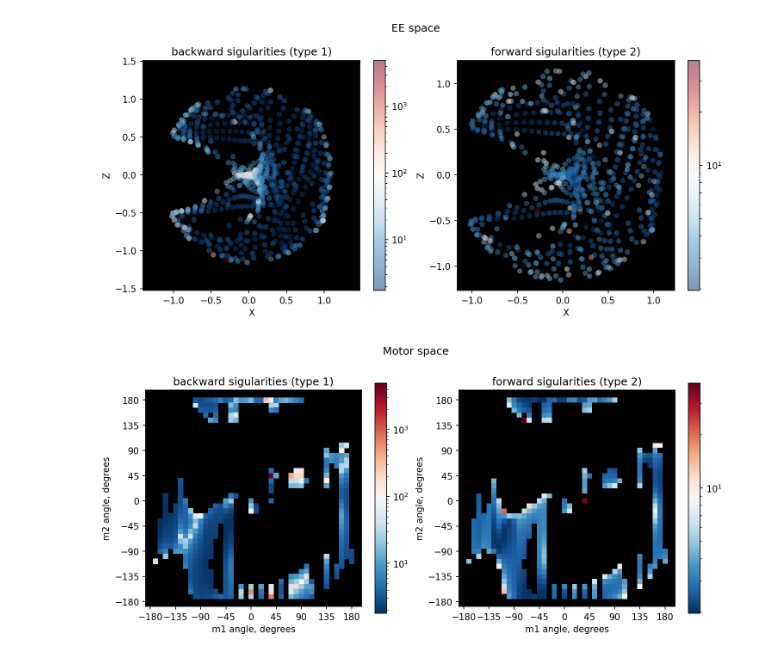
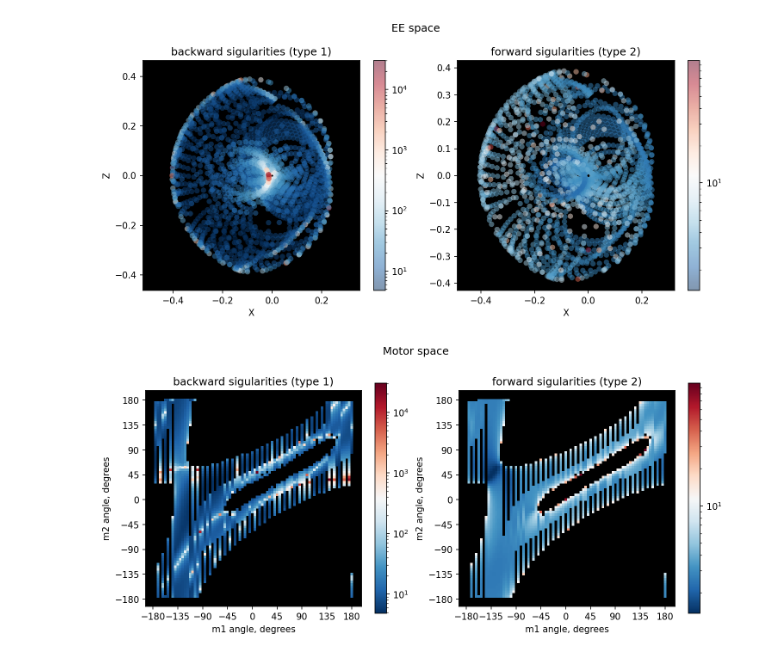
Before and after one commit to LicAiBeerLab/auto-robotics-design, a Jupyter notebook: testing_ground/singular_hell/pinoprox_experiments.ipynb, the cells around one changed output. Saved outputs shown, nothing was run; the diff lists cells and outputs as text; code cells hidden in the pictures.

```diff
--- a/testing_ground/singular_hell/pinoprox_experiments.ipynb
+++ b/testing_ground/singular_hell/pinoprox_experiments.ipynb
@@ -347,7 +347,7 @@ def search_workspace_FK(
         #q_diff[actuation_model.idqmot]
         qfree_diff = np.delete(q_diff, actuation_model.idqmot, axis=0)
 
-        if error < 1e-11 and np.linalg.norm(qfree_diff) < 20*np.linalg.norm(qmot_diff) + 1e-12:
+        if error < 1e-11 :#and np.linalg.norm(qfree_diff) < 20*np.linalg.norm(qmot_diff) + 1e-12:
             print(f'pf={error}, qmL2={np.linalg.norm(qmot_diff)}, qfL2={np.linalg.norm(qfree_diff)}')
             # print(qmot_diff, qfree_diff)
             if viz:
@@ -488,8 +488,8 @@ EFFECTOR_NAME = "EE"
 BASE_FRAME = "G"
 LINK_FRAMES = ['L6','L5','L3','L4'] # ee is last
 # %%
-q_space_mot_1 = angle_wrap(np.linspace(-np.pi, np.pi, 40, endpoint=False))
-q_space_mot_2 = angle_wrap(np.linspace(-np.pi, np.pi, 40, endpoint=False))
+q_space_mot_1 = angle_wrap(np.linspace(-np.pi, np.pi, 80, endpoint=False))
+q_space_mot_2 = angle_wrap(np.linspace(-np.pi, np.pi, 80, endpoint=False))
 # q_space_mot_1 = np.concatenate((np.linspace(0, np.pi, 40, endpoint=False),
 #                                np.linspace(-np.pi, 0, 40, endpoint=False)[::-1])) #best for no hist 150 it with reorder?
 # q_space_mot_2 = np.concatenate((np.linspace(0, np.pi, 40, endpoint=False),
@@ -781,7 +781,7 @@ plt.tight_layout()
 
 plt.show()
 # %% [output]
-[figure, old version]
+[figure, new version]
 # %%
 def plot_pixels(fig, ax, data_x, data_y, colors, x_mindatastep, y_mindatastep, limsx=None, limsy=None):
     ax.set_facecolor((0., 0., 0.))
@@ -818,33 +818,33 @@ def calc_min_step(arr1D, threshold=0):
 # %%
 stx = calc_min_step(q_act[:,0])/np.pi*180
 sty = calc_min_step(q_act[:,1])/np.pi*180
-svds.append()
+# svds.append()
 fig = plt.figure(figsize=(10, 4.8), dpi=150)
 plt.suptitle("Motor space")
 ax = fig.add_subplot(1, 2, 1)
 plt.title("backward sigularities (type 1)")
 plt.xlabel("m1 angle, degrees")
 plt.ylabel("m2 angle, degrees")
 plot_pixels(fig, ax, q_act[:, 0]/np.pi*180, q_act[:, 1]/np.pi*180, sing_prox, stx, sty)
 
 # vscale = 10
 # plt.quiver(q_act[:, 0]/np.pi*180, q_act[:, 1]/np.pi*180,
 #            rsvecs_q[:, 0]*vscale, rsvecs_q[:, 1]*vscale,
 #            color=['g'], angles='xy', scale_units='xy', scale=1)
 plt.xticks(np.arange(-180, 181, step=45))
 plt.yticks(np.arange(-180, 181, step=45))
 
 ax2 = fig.add_subplot(1, 2, 2)
 plt.title("forward sigularities (type 2)")
 plt.xlabel("m1 angle, degrees")
 plt.ylabel("m2 angle, degrees")
 plot_pixels(fig, ax2, q_act[:, 0]/np.pi*180, q_act[:, 1]/np.pi*180, sing_prox2, stx, sty)
 plt.xticks(np.arange(-180, 181, step=45))
 plt.yticks(np.arange(-180, 181, step=45))
 
 plt.show()
 # %% [output]
-[figure, old version]
+[figure, new version]
 # %%
 fig = plt.figure(figsize=(10, 4.8), dpi=150) #6.4 4.8
 ax = fig.add_subplot(1, 2, 1)
```
Also changed, not shown: parts of 9 cells of this notebook, 2 other files.
